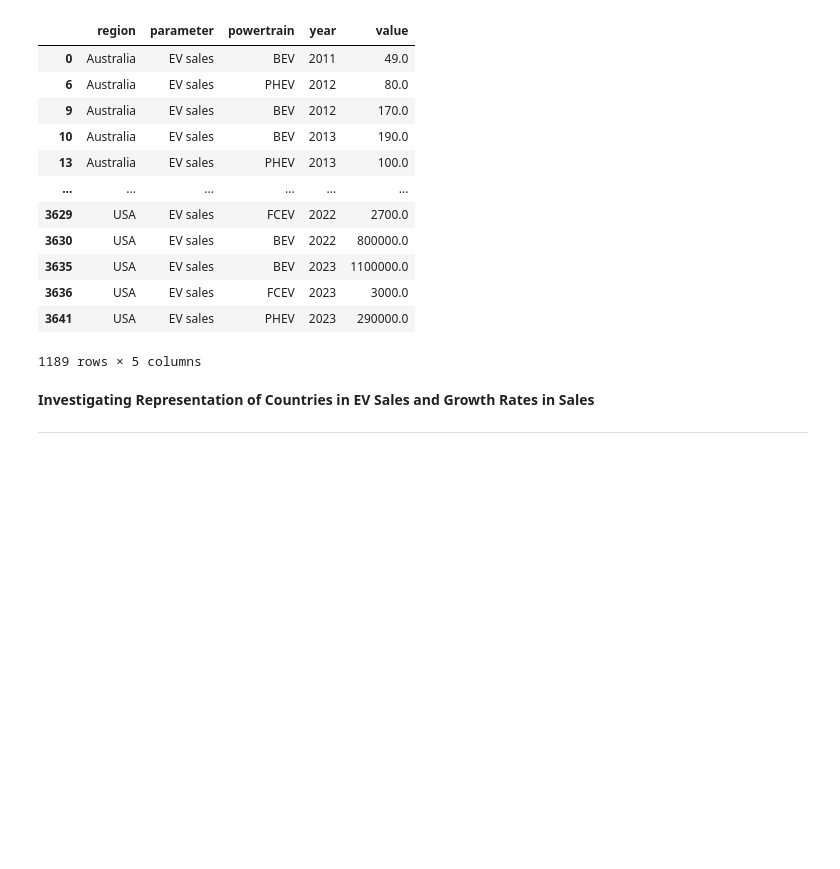
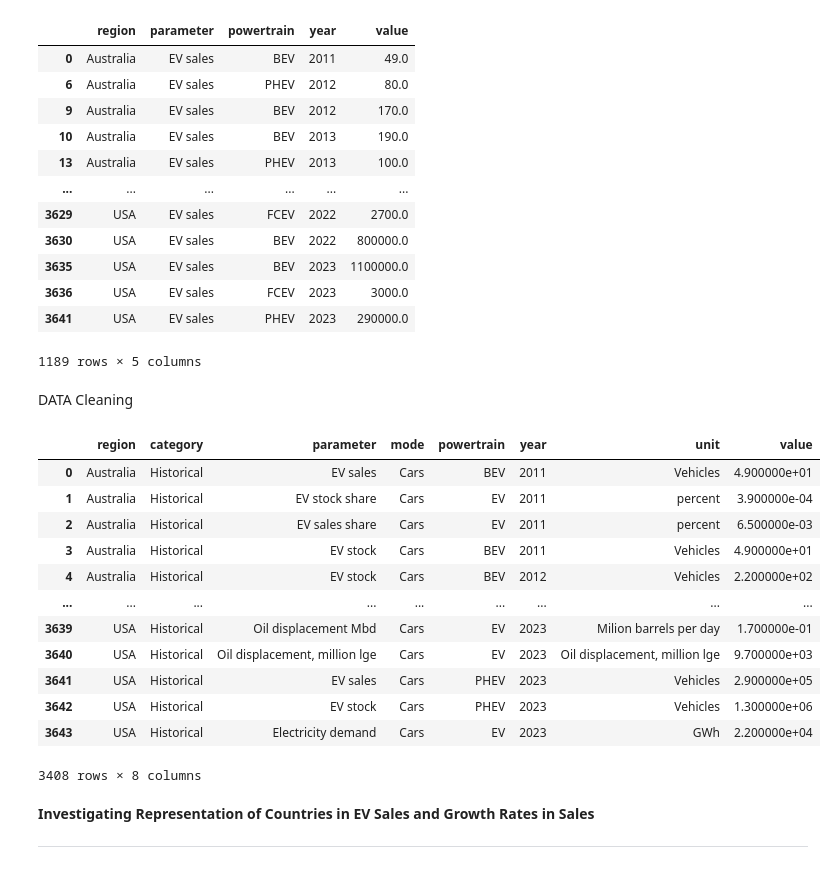
Before and after one commit to dhanyades/320-Final-Project, a Jupyter notebook: checkpoint2.ipynb, the cells around one changed output. Drawn from its saved outputs; the diff is of its cells as text; code cells hidden in the pictures; blank space fills up the shorter version.

Commit message:
Did the intro and data collection

```diff
--- a/checkpoint2.ipynb
+++ b/checkpoint2.ipynb
@@ -46,6 +85,26 @@ sales_df
 | 3636 | USA | EV sales | FCEV | 2023 | 3000.0 |
 | 3641 | USA | EV sales | PHEV | 2023 | 290000.0 |
 1189 rows × 5 columns
+# %% [markdown]
+DATA Cleaning
+# %%
+df = df[~df["region"].isin(["World", "Rest of the world", "EU27" ])]
+df["region"].unique()
+df
+# %% [output]
+|  | region | category | parameter | mode | powertrain | year | unit | value |
+| 0 | Australia | Historical | EV sales | Cars | BEV | 2011 | Vehicles | 4.900000e+01 |
+| 1 | Australia | Historical | EV stock share | Cars | EV | 2011 | percent | 3.900000e-04 |
+| 2 | Australia | Historical | EV sales share | Cars | EV | 2011 | percent | 6.500000e-03 |
+| 3 | Australia | Historical | EV stock | Cars | BEV | 2011 | Vehicles | 4.900000e+01 |
+| 4 | Australia | Historical | EV stock | Cars | BEV | 2012 | Vehicles | 2.200000e+02 |
+| ... | ... | ... | ... | ... | ... | ... | ... | ... |
+| 3639 | USA | Historical | Oil displacement Mbd | Cars | EV | 2023 | Milion barrels per day | 1.700000e-01 |
+| 3640 | USA | Historical | Oil displacement, million lge | Cars | EV | 2023 | Oil displacement, million lge | 9.700000e+03 |
+| 3641 | USA | Historical | EV sales | Cars | PHEV | 2023 | Vehicles | 2.900000e+05 |
+| 3642 | USA | Historical | EV stock | Cars | PHEV | 2023 | Vehicles | 1.300000e+06 |
+| 3643 | USA | Historical | Electricity demand | Cars | EV | 2023 | GWh | 2.200000e+04 |
+3408 rows × 8 columns
 # %% [markdown]
 **Investigating Representation of Countries in EV Sales and Growth Rates in Sales**
 
```
Also changed, not shown: parts of 4 cells of this notebook.
